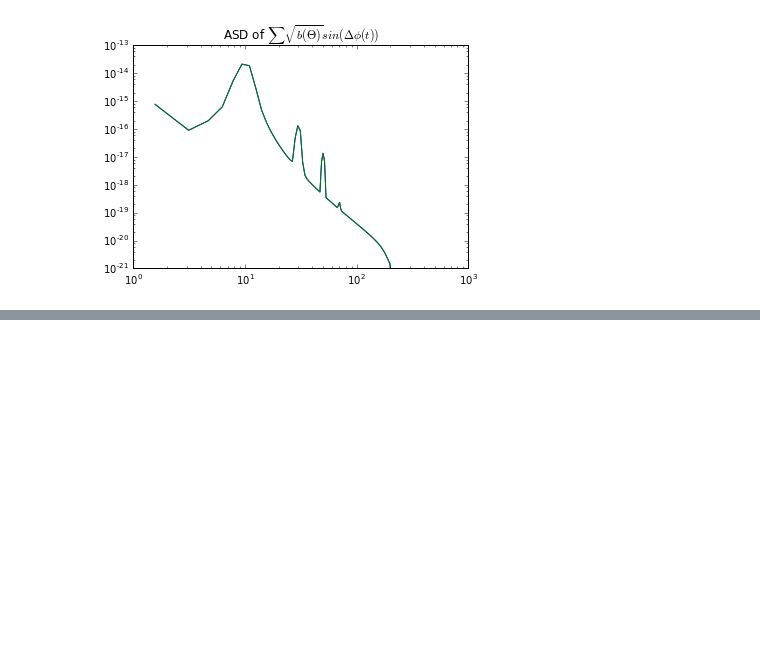
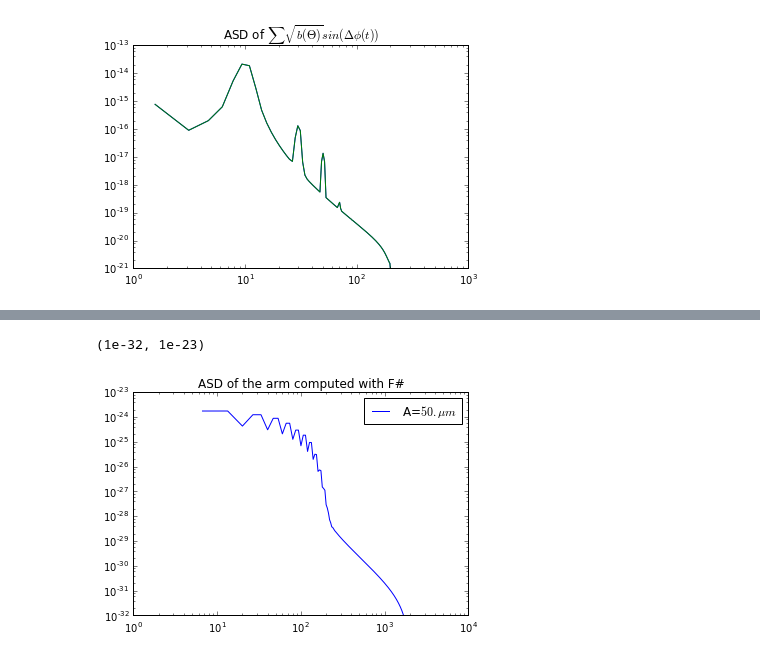
Before and after one commit to josesoyo/Ray-Tracing, a Jupyter notebook: notebooks/FourierTest.ipynb, the cells around one changed output, grey strips where cells are left out. Cells and saved outputs as stored; diff of their text form; code cells hidden in the pictures; blank space fills up the shorter version.

```diff
--- a/notebooks/FourierTest.ipynb
+++ b/notebooks/FourierTest.ipynb
@@ -418,0 +434,11 @@ plt.title("ASD of $\sum \sqrt{b( \Theta )} {sin(\Delta\phi(t))}$")
+# %%
+noisedone_up = np.loadtxt("data\Vibration1_all_upconversion.txt")
+noisedone_upfreq = np.loadtxt("data\Vibration1_all_upconversion_freqs.txt")
+
+plt.loglog(noisedone_upfreq,noisedone_up, label='A=$50.\mu m$')
+plt.title('ASD of the arm computed with F#')
+plt.legend()
+plt.ylim(1e-32,1e-23)
+# %% [output]
+(1e-32, 1e-23)
+[figure, added]
```
Also changed, not shown: parts of 9 cells of this notebook, 4 other files.
